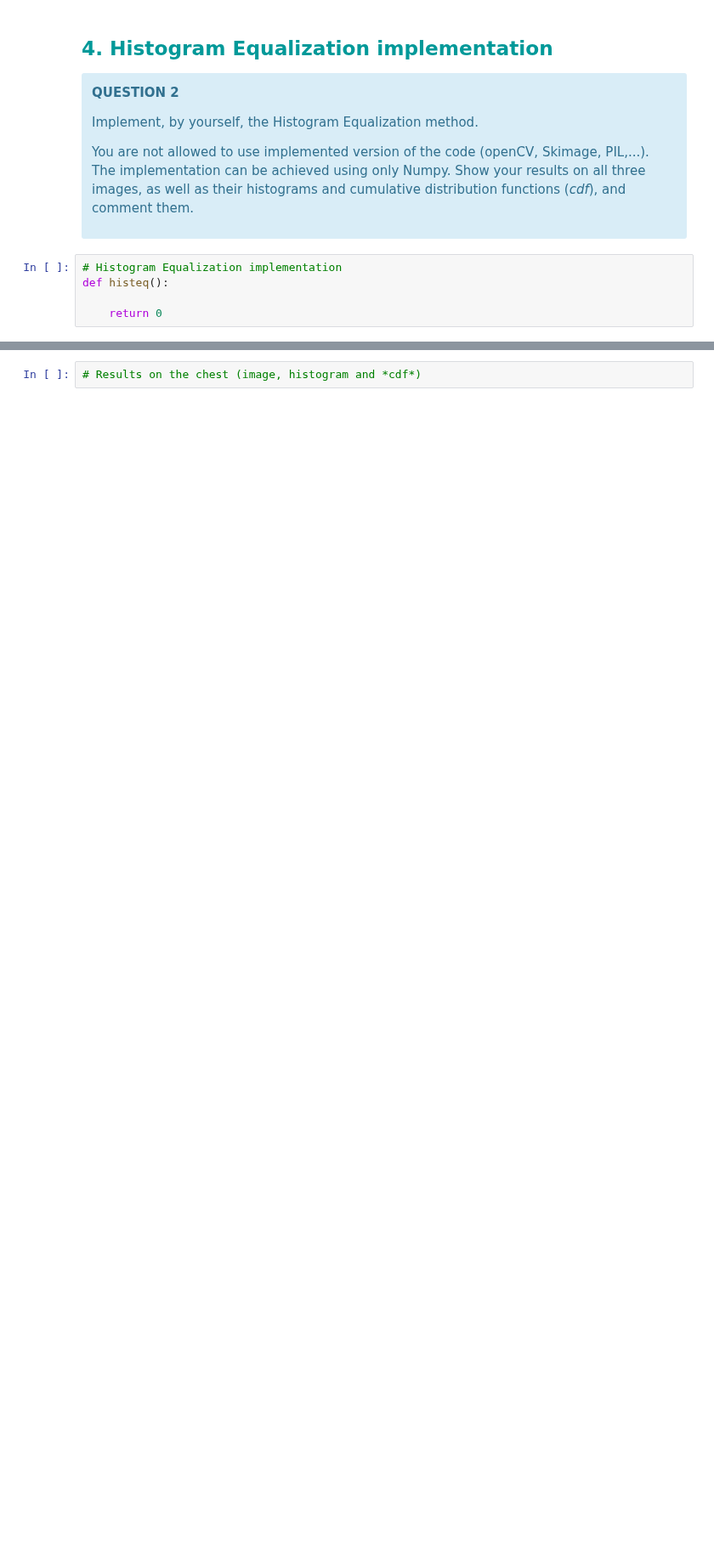
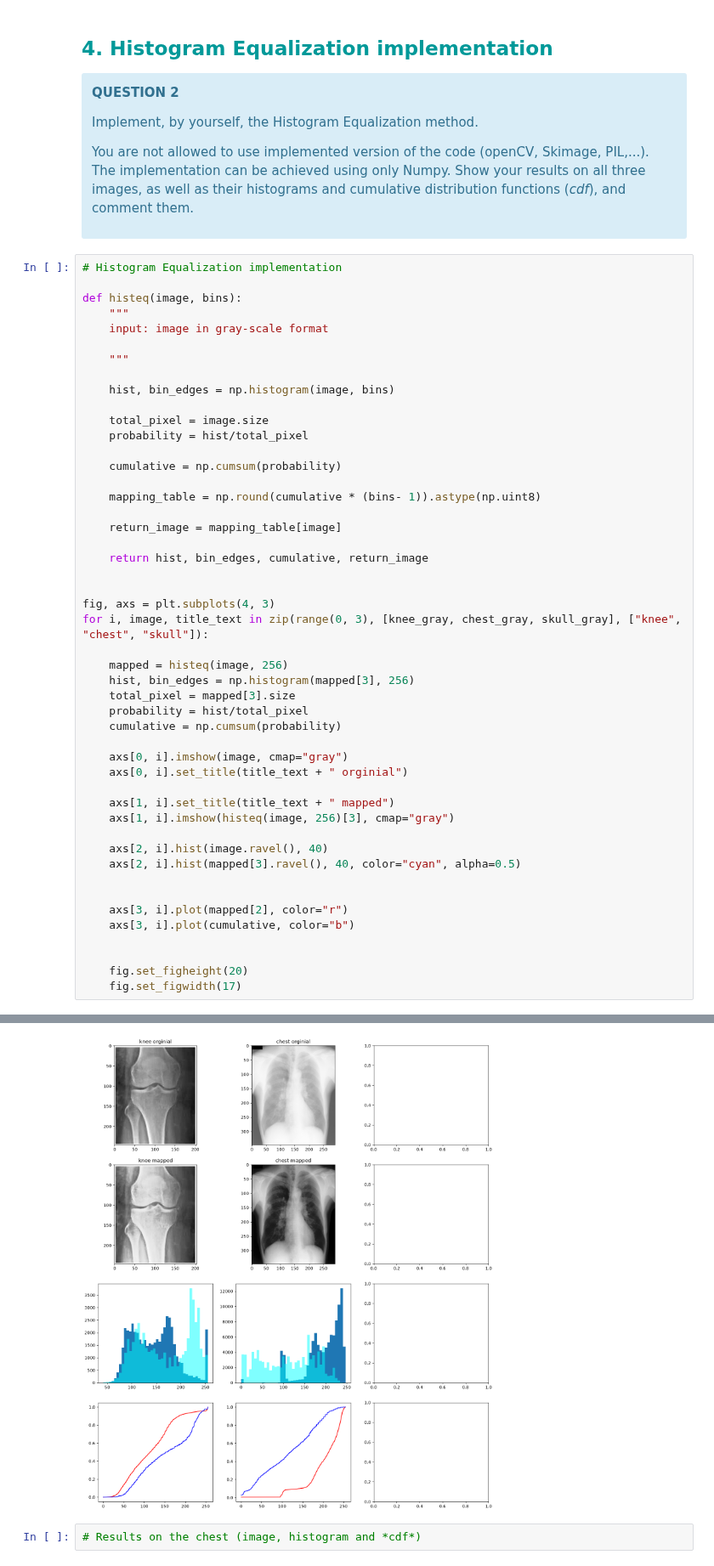
Before and after one commit to moimeme01/LGBIO2050, a Jupyter notebook: Challenge 1 - Histogram Equalization-20261001/Histogram_Equalization.ipynb, the cells around one changed output, grey strips where cells are left out. Shown at 85% size. Cells and saved outputs as stored; diff of their text form; blank space fills up the shorter version.

```diff
--- a/Challenge 1 - Histogram Equalization-20261001/Histogram_Equalization.ipynb
+++ b/Challenge 1 - Histogram Equalization-20261001/Histogram_Equalization.ipynb
@@ -88,6 +120,50 @@ Implement, by yourself, the Histogram Equalization method.
 You are not allowed to use implemented version of the code (openCV, Skimage, PIL,...). The implementation can be achieved using only Numpy. Show your results on all three images, as well as their histograms and cumulative distribution functions (*cdf*), and comment them.
 # %%
 # Histogram Equalization implementation
-def histeq():
 
-    return 0
+def histeq(image, bins):
+    """
+    input: image in gray-scale format
+
+    """
+
+    hist, bin_edges = np.histogram(image, bins)
+
+    total_pixel = image.size
+    probability = hist/total_pixel
+
+    cumulative = np.cumsum(probability)
+
+    mapping_table = np.round(cumulative * (bins- 1)).astype(np.uint8)
+
+    return_image = mapping_table[image]
+
+    return hist, bin_edges, cumulative, return_image
+
+
+fig, axs = plt.subplots(4, 3)
+for i, image, title_text in zip(range(0, 3), [knee_gray, chest_gray, skull_gray], ["knee", "chest", "skull"]):
+
+    mapped = histeq(image, 256)
+    hist, bin_edges = np.histogram(mapped[3], 256)
+    total_pixel = mapped[3].size
+    probability = hist/total_pixel
+    cumulative = np.cumsum(probability)
+
+    axs[0, i].imshow(image, cmap="gray")
+    axs[0, i].set_title(title_text + " orginial")
+
+    axs[1, i].set_title(title_text + " mapped")
+    axs[1, i].imshow(histeq(image, 256)[3], cmap="gray")
+
+    axs[2, i].hist(image.ravel(), 40)
+    axs[2, i].hist(mapped[3].ravel(), 40, color="cyan", alpha=0.5)
+
+
+    axs[3, i].plot(mapped[2], color="r")
+    axs[3, i].plot(cumulative, color="b")
+
+
+    fig.set_figheight(20)
+    fig.set_figwidth(17)
+# %% [output]
@@ -94,3 +171,4 @@ def histeq():
+[figure, added]
 # %%
 # Results on the chest (image, histogram and *cdf*)
 # %% [markdown]
```
Also changed, not shown: parts of 3 cells of this notebook, 1 other file.
